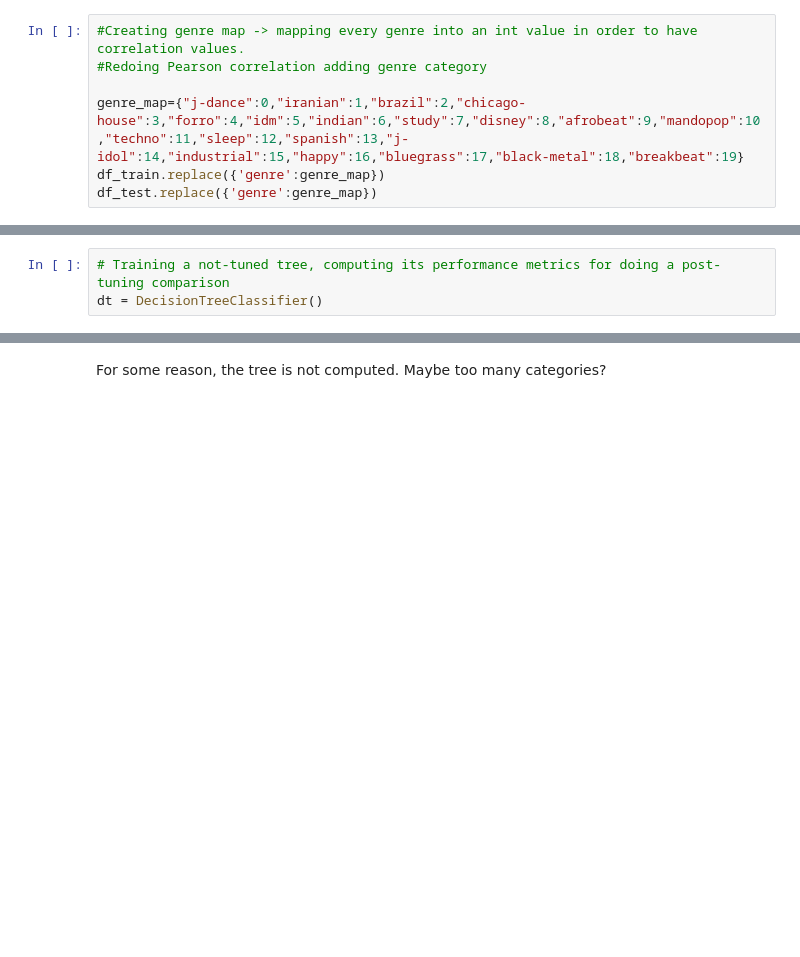
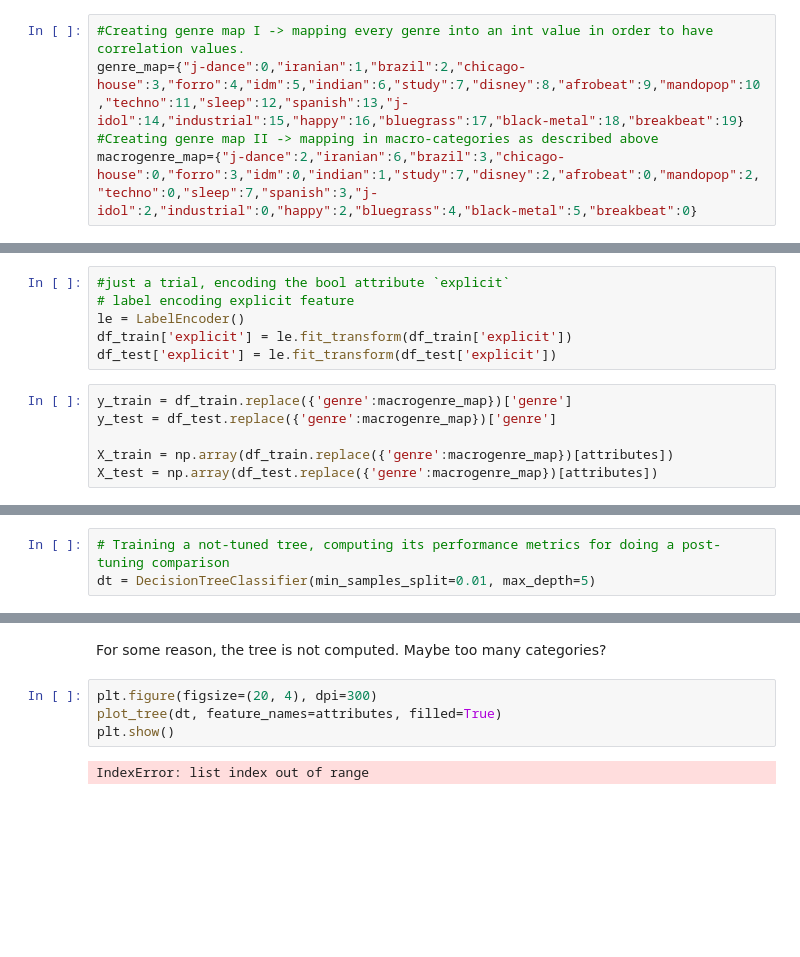
Before and after one commit to chiaratomaiuolo/Data_Mining_project, a Jupyter notebook: classification_notebook.ipynb, the cells around one changed output, grey strips where cells are left out. Saved outputs shown, nothing was run; the diff lists cells and outputs as text; blank space fills up the shorter version.

```diff
--- a/classification_notebook.ipynb
+++ b/classification_notebook.ipynb
@@ -195,7 +202,5 @@ attributes = [col for col in df_train.columns if col != 'genre']
 # %%
-#Creating genre map -> mapping every genre into an int value in order to have correlation values.
-#Redoing Pearson correlation adding genre category
-
+#Creating genre map I -> mapping every genre into an int value in order to have correlation values.
 genre_map={"j-dance":0,"iranian":1,"brazil":2,"chicago-house":3,"forro":4,"idm":5,"indian":6,"study":7,"disney":8,"afrobeat":9,"mandopop":10,"techno":11,"sleep":12,"spanish":13,"j-idol":14,"industrial":15,"happy":16,"bluegrass":17,"black-metal":18,"breakbeat":19}
-df_train.replace({'genre':genre_map})
-df_test.replace({'genre':genre_map})
+#Creating genre map II -> mapping in macro-categories as described above
+macrogenre_map={"j-dance":2,"iranian":6,"brazil":3,"chicago-house":0,"forro":3,"idm":0,"indian":1,"study":7,"disney":2,"afrobeat":0,"mandopop":2,"techno":0,"sleep":7,"spanish":3,"j-idol":2,"industrial":0,"happy":2,"bluegrass":4,"black-metal":5,"breakbeat":0}
@@ -223,0 +229,12 @@ X_test = df_test.replace({'genre':genre_map})
+# %%
+#just a trial, encoding the bool attribute `explicit`
+# label encoding explicit feature
+le = LabelEncoder()
+df_train['explicit'] = le.fit_transform(df_train['explicit'])
+df_test['explicit'] = le.fit_transform(df_test['explicit'])
+# %%
+y_train = df_train.replace({'genre':macrogenre_map})['genre']
+y_test = df_test.replace({'genre':macrogenre_map})['genre']
+
+X_train = np.array(df_train.replace({'genre':macrogenre_map})[attributes])
+X_test = np.array(df_test.replace({'genre':macrogenre_map})[attributes])
@@ -255,7 +299,7 @@ For now, we work only on _training test set_, in order to tune properly the para
 After that, the test set will be used for computing the performance metrics.
 # %%
 # Training a not-tuned tree, computing its performance metrics for doing a post-tuning comparison
-dt = DecisionTreeClassifier()
+dt = DecisionTreeClassifier(min_samples_split=0.01, max_depth=5)
 # %%
 %%time
 dt.fit(X_train, y_train)
@@ -283,2 +380,9 @@ for col, imp in zipped:
 # %% [markdown]
 For some reason, the tree is not computed. Maybe too many categories?
+# %%
+plt.figure(figsize=(20, 4), dpi=300)
+plot_tree(dt, feature_names=attributes, filled=True)
+plt.show()
+# %% [output]
+IndexError: list index out of range
+[figure, added]
```
Also changed, not shown: parts of 20 cells of this notebook.
